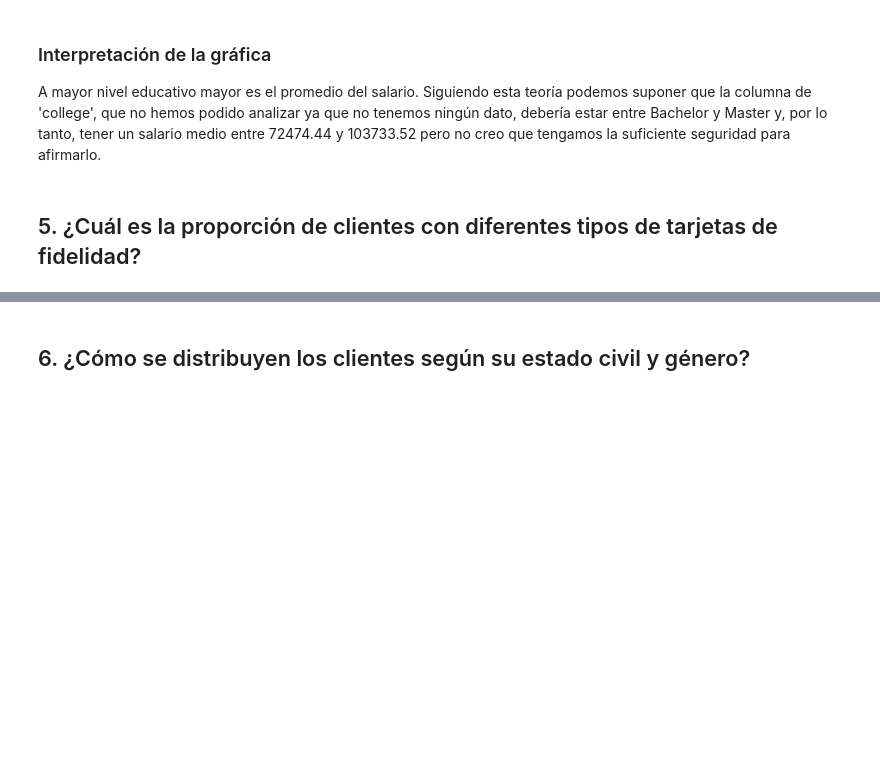
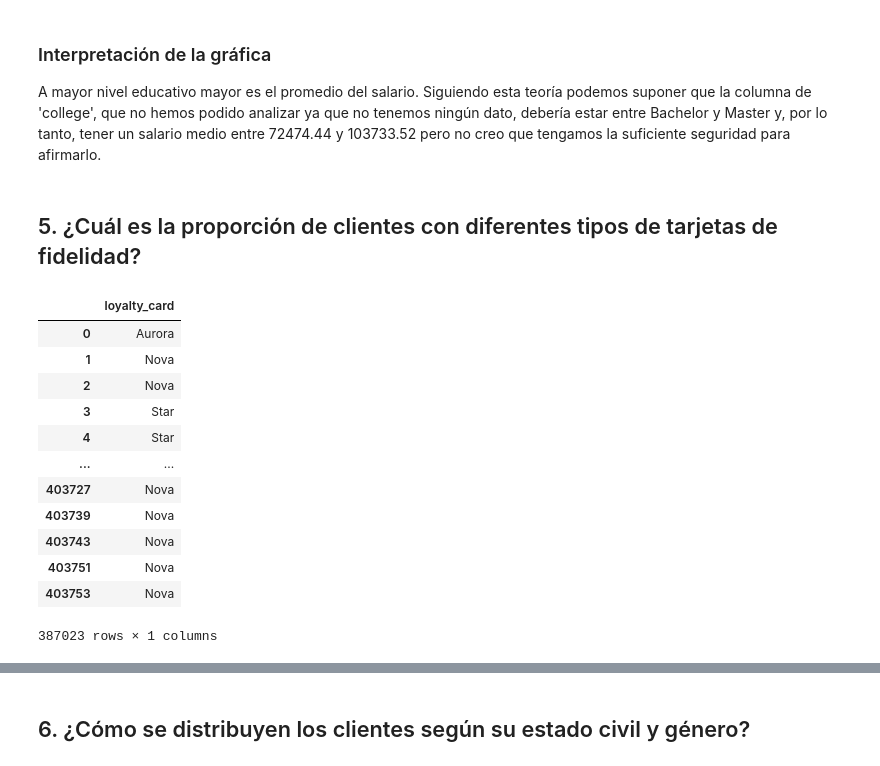
Before and after one commit to Adalab/bda-modulo-3-evaluacion-final-inesaag, a Jupyter notebook: evaluacion.ipynb, the cells around one changed output, grey strips where cells are left out. Saved outputs shown, nothing was run; the diff lists cells and outputs as text; code cells hidden in the pictures; blank space fills up the shorter version.

```diff
--- a/evaluacion.ipynb
+++ b/evaluacion.ipynb
@@ -668,3 +668,20 @@ for i, valor in enumerate(df_salary_group['salary']):
 A mayor nivel educativo mayor es el promedio del salario. Siguiendo esta teoría podemos suponer que la columna de 'college', que no hemos podido analizar ya que no tenemos ningún dato, debería estar entre Bachelor y Master y, por lo tanto, tener un salario medio entre 72474.44 y 103733.52 pero no creo que tengamos la suficiente seguridad para afirmarlo.
 # %% [markdown]
 ## 5. ¿Cuál es la proporción de clientes con diferentes tipos de tarjetas de fidelidad?
+# %%
+df_cards = df_completo[df_completo['loyalty_number'].duplicated(keep='last')][['loyalty_card']]
+df_cards
+# %% [output]
+|  | loyalty_card |
+| 0 | Aurora |
+| 1 | Nova |
+| 2 | Nova |
+| 3 | Star |
+| 4 | Star |
+| ... | ... |
+| 403727 | Nova |
+| 403739 | Nova |
+| 403743 | Nova |
+| 403751 | Nova |
+| 403753 | Nova |
+387023 rows × 1 columns
```
Also changed, not shown: parts of 7 cells of this notebook.
